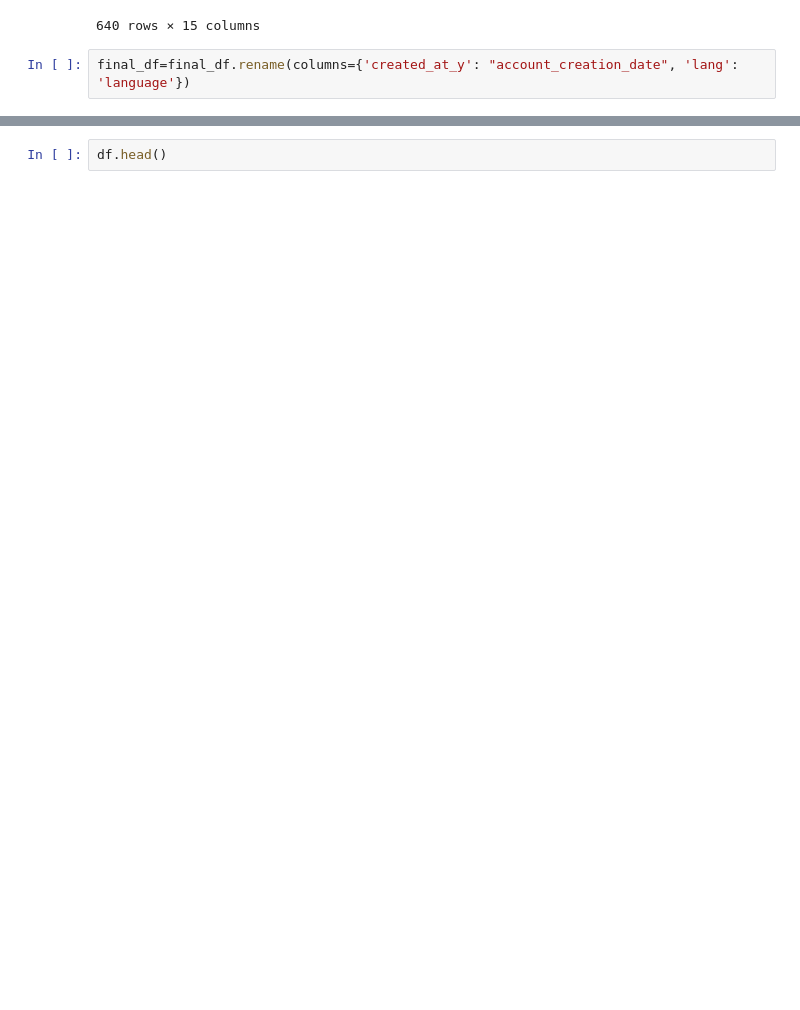
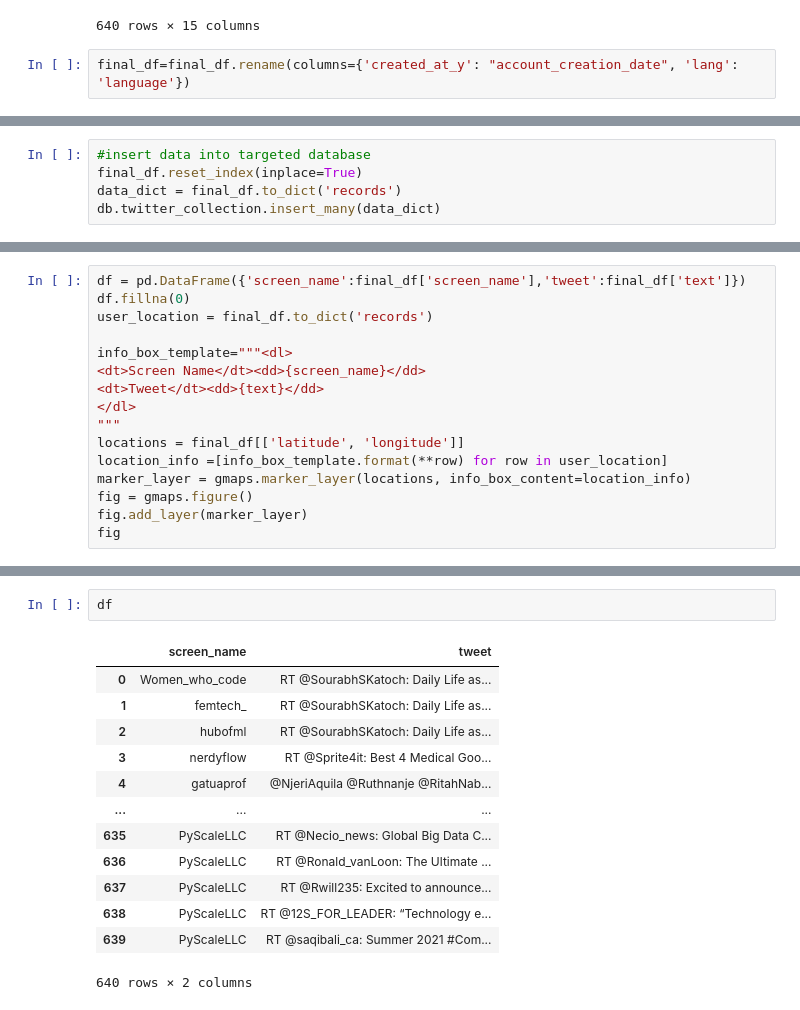
Before and after one commit to drainganggtb/ETL_Pipeline_with_Python, a Jupyter notebook: TweepywithMongoDB.ipynb, the cells around one changed output, grey strips where cells are left out. Drawn from its saved outputs; the diff is of its cells as text; blank space fills up the shorter version.

Commit message:
added gmaps

```diff
--- a/TweepywithMongoDB.ipynb
+++ b/TweepywithMongoDB.ipynb
@@ -355,0 +361,5 @@ df = json_normalize(list(cursor))
+# %%
+#insert data into targeted database
+final_df.reset_index(inplace=True)
+data_dict = final_df.to_dict('records')
+db.twitter_collection.insert_many(data_dict)
@@ -355,0 +374,16 @@ df = json_normalize(list(cursor))
+# %%
+df = pd.DataFrame({'screen_name':final_df['screen_name'],'tweet':final_df['text']})
+df.fillna(0)
+user_location = final_df.to_dict('records')
+
+info_box_template="""<dl>
+<dt>Screen Name</dt><dd>{screen_name}</dd>
+<dt>Tweet</dt><dd>{text}</dd>
+</dl>
+"""
+locations = final_df[['latitude', 'longitude']]
+location_info =[info_box_template.format(**row) for row in user_location]
+marker_layer = gmaps.marker_layer(locations, info_box_content=location_info)
+fig = gmaps.figure()
+fig.add_layer(marker_layer)
+fig
@@ -356,2 +392,16 @@ df = json_normalize(list(cursor))
 # %%
-df.head()
+df
+# %% [output]
+|  | screen_name | tweet |
+| 0 | Women_who_code | RT @SourabhSKatoch: Daily Life as... |
+| 1 | femtech_ | RT @SourabhSKatoch: Daily Life as... |
+| 2 | hubofml | RT @SourabhSKatoch: Daily Life as... |
+| 3 | nerdyflow | RT @Sprite4it: Best 4 Medical Goo... |
+| 4 | gatuaprof | @NjeriAquila @Ruthnanje @RitahNab... |
+| ... | ... | ... |
+| 635 | PyScaleLLC | RT @Necio_news: Global Big Data C... |
+| 636 | PyScaleLLC | RT @Ronald_vanLoon: The Ultimate ... |
+| 637 | PyScaleLLC | RT @Rwill235: Excited to announce... |
+| 638 | PyScaleLLC | RT @12S_FOR_LEADER: “Technology e... |
+| 639 | PyScaleLLC | RT @saqibali_ca: Summer 2021 #Com... |
+640 rows × 2 columns
```
Also changed, not shown: parts of 8 cells of this notebook.
